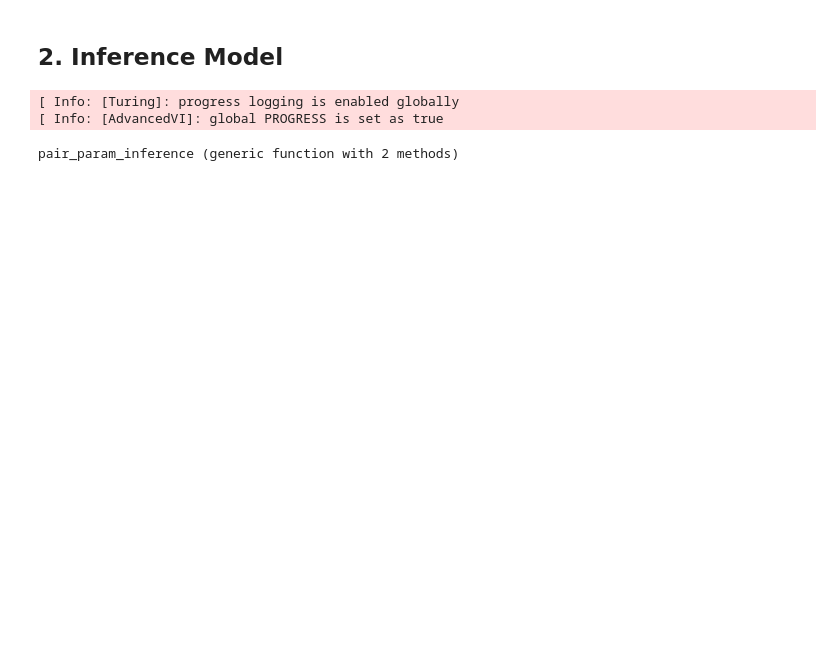
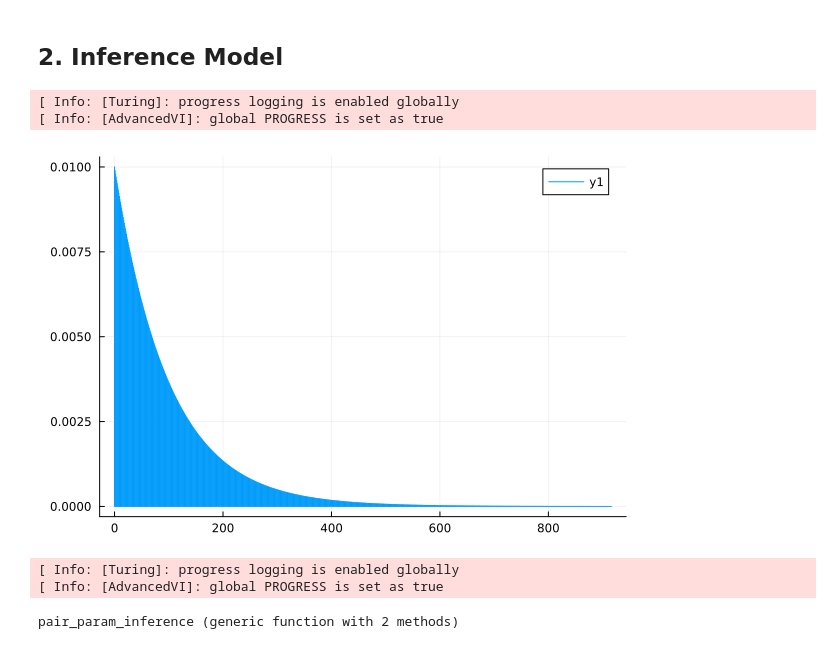
Before and after one commit to FhizZx/TorusEvol, a Jupyter notebook: PairEvol.ipynb, the cells around one changed output. Cells and saved outputs as stored; diff of their text form; code cells hidden in the pictures; blank space fills up the shorter version.

```diff
--- a/PairEvol.ipynb
+++ b/PairEvol.ipynb
@@ -32,2 +65,12 @@ pair_hmm = PairDataHMM(align_model, num_sites(X), num_sites(Y));
 # %% [markdown]
 ## 2. Inference Model
+# %%
+using Turing
+using LogExpFunctions
+using Plots, StatsPlots
+Turing.setprogress!(true)
+plot(Geometric(1/100.0))
+# %% [output]
+[ Info: [Turing]: progress logging is enabled globally
+[ Info: [AdvancedVI]: global PROGRESS is set as true
+[figure, added]
```
Also changed, not shown: parts of 4 cells of this notebook, 8 other files.
